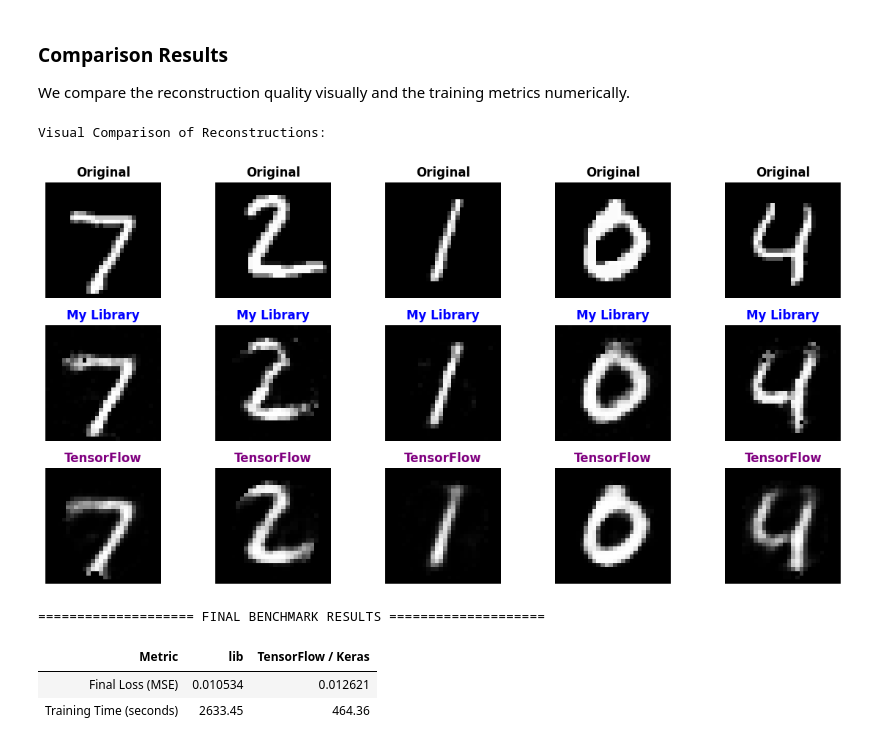
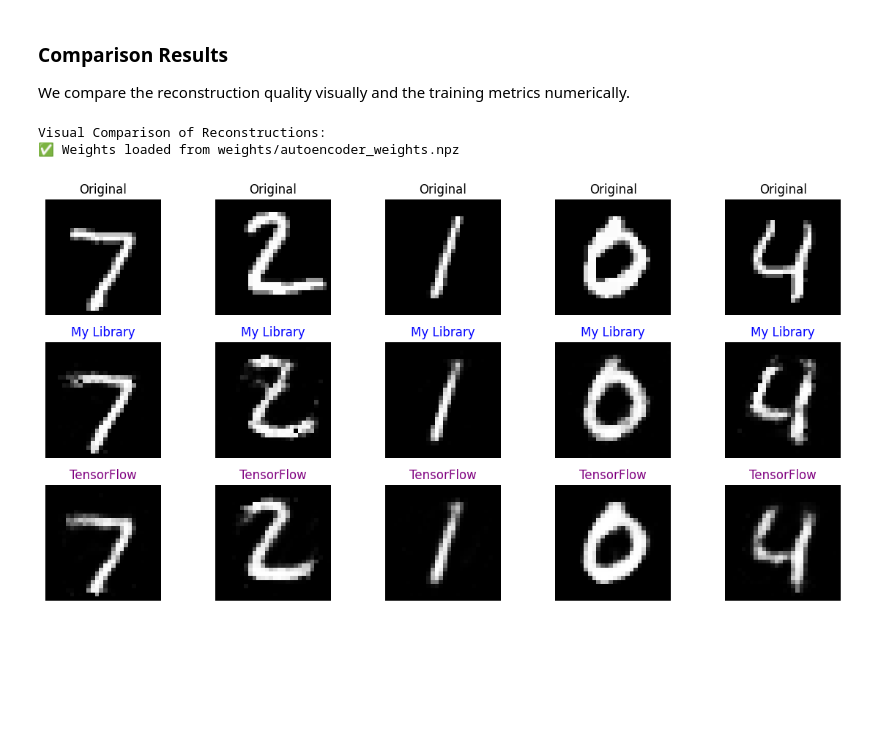
Before and after one commit to Senior2Projects/Neural_Network_Library, a Jupyter notebook: Notebooks/project_demo.ipynb, the cells around one changed output. Cells and saved outputs as stored; diff of their text form; code cells hidden in the pictures; blank space fills up the shorter version.

```diff
--- a/Notebooks/project_demo.ipynb
+++ b/Notebooks/project_demo.ipynb
@@ -100,0 +66,7 @@ Binary decision boundary visualization complete!
+# %%
+start_custom = time.time()
+model.train(X, y, loss_fn, optimizer, epochs=200, verbose=True)
+custom_time = time.time() - start_custom
+print(f"Custom NN training time: {custom_time:.4f} seconds")
+model.save_weights('weights/xor_model_weights.npz')
+plot_losses(model.loss_history)
@@ -223,0 +191,7 @@ KeyboardInterrupt:
+# %%
+start_tf = time.time()
+tf_model.fit(X, y, epochs=200, verbose=0)
+tf_model.save_weights('weights/xor_model_tf_weights.weights.h5')
+tf_time = time.time() - start_tf
+print(f"TensorFlow training time: {tf_time:.4f} sec")
+print(f"Custom model training time: {custom_time:.4f} sec")
@@ -514,0 +485,24 @@ TF Final Loss: 0.012621
+# %%
+# 2. Compile with same Optimizer and Loss
+# Note: specific learning rate to match your custom SGD
+sgd = optimizers.SGD(learning_rate=0.5)
+tf_model.compile(optimizer=sgd, loss='mse')
+
+# 3. Train and Measure Time
+print("Training TensorFlow Model...")
+start_time_tf = time.time()
+
+# We use batch_size=len(X_train_small) to simulate Full-Batch Gradient Descent
+history = tf_model.fit(
+    X_train_small,
+    X_train_small,
+    epochs=1000,
+    batch_size=32,
+    verbose=True
+)
+tf_model.save_weights('weights/autoencoder_model_tf_weights.weights.h5')
+tf_duration = time.time() - start_time_tf
+tf_final_loss = history.history['loss'][-1]
+
+print(f"TF Training finished in {tf_duration/60:.2f} minutes.")
+print(f"TF Final Loss: {tf_final_loss:.6f}")
@@ -522,62 +534,34 @@ def compare_reconstructions(custom_model, tf_model, X, n=5):
     custom_preds = custom_model.forward(X[:n])
     tf_preds = tf_model.predict(X[:n], verbose=0)
 
     plt.figure(figsize=(12, 6))
     for i in range(n):
         # 1. Original
         ax = plt.subplot(3, n, i + 1)
         plt.imshow(X[i].reshape(28, 28), cmap='gray')
         plt.title("Original", fontsize=12)
         plt.axis("off")
 
         # 2. Our Library
         ax = plt.subplot(3, n, i + 1 + n)
         plt.imshow(custom_preds[i].reshape(28, 28), cmap='gray')
         plt.title("My Library", fontsize=12, color='blue')
         plt.axis("off")
 
         # 3. TensorFlow
         ax = plt.subplot(3, n, i + 1 + 2*n)
         plt.imshow(tf_preds[i].reshape(28, 28), cmap='gray')
         plt.title("TensorFlow", fontsize=12, color='purple')
         plt.axis("off")
 
     plt.tight_layout()
     plt.show()
 
 print("Visual Comparison of Reconstructions:")
+autoencoder.load_weights('weights/autoencoder_weights.npz')
+tf_model.load_weights('weights/autoencoder_model_tf_weights.weights.h5')
 compare_reconstructions(autoencoder, tf_model, X_test_small)
 # %% [output]
 Visual Comparison of Reconstructions:
+✅ Weights loaded from weights/autoencoder_weights.npz
-[figure, old version]
+[figure, new version]
-# %%
-# --- Metrics Comparison Table ---
-import pandas as pd
-
-# 1. Retrieve Data
-# Get the final loss from your custom autoencoder's history
-custom_loss = autoencoder.loss_history[-1]
-
-# 2. Create the Data Dictionary
-data = {
-    "Metric": ["Final Loss (MSE)", "Training Time (seconds)"],
-    "lib": [f"{custom_loss:.6f}", f"{time.time() - start_time:.2f}"],
-    "TensorFlow / Keras": [f"{tf_final_loss:.6f}", f"{tf_duration:.2f}"]
-}
-
-# 3. Create a DataFrame
-df = pd.DataFrame(data)
-
-# 4. Display as a styled table
-print("\n" + "="*20 + " FINAL BENCHMARK RESULTS " + "="*20)
-display(df.style.hide(axis='index'))
-
-# 5. Print formatted Markdown for your PDF report
-# print("\n[Copy-Paste for Report] Markdown Format:")
-# markdown_table = df.to_markdown(index=False)
-# print(markdown_table)
-# %% [output]
-==================== FINAL BENCHMARK RESULTS ====================
-| Metric | lib | TensorFlow / Keras |
-| Final Loss (MSE) | 0.010534 | 0.012621 |
-| Training Time (seconds) | 2633.45 | 464.36 |
```
Also changed, not shown: parts of 18 cells of this notebook, 10 other files.
